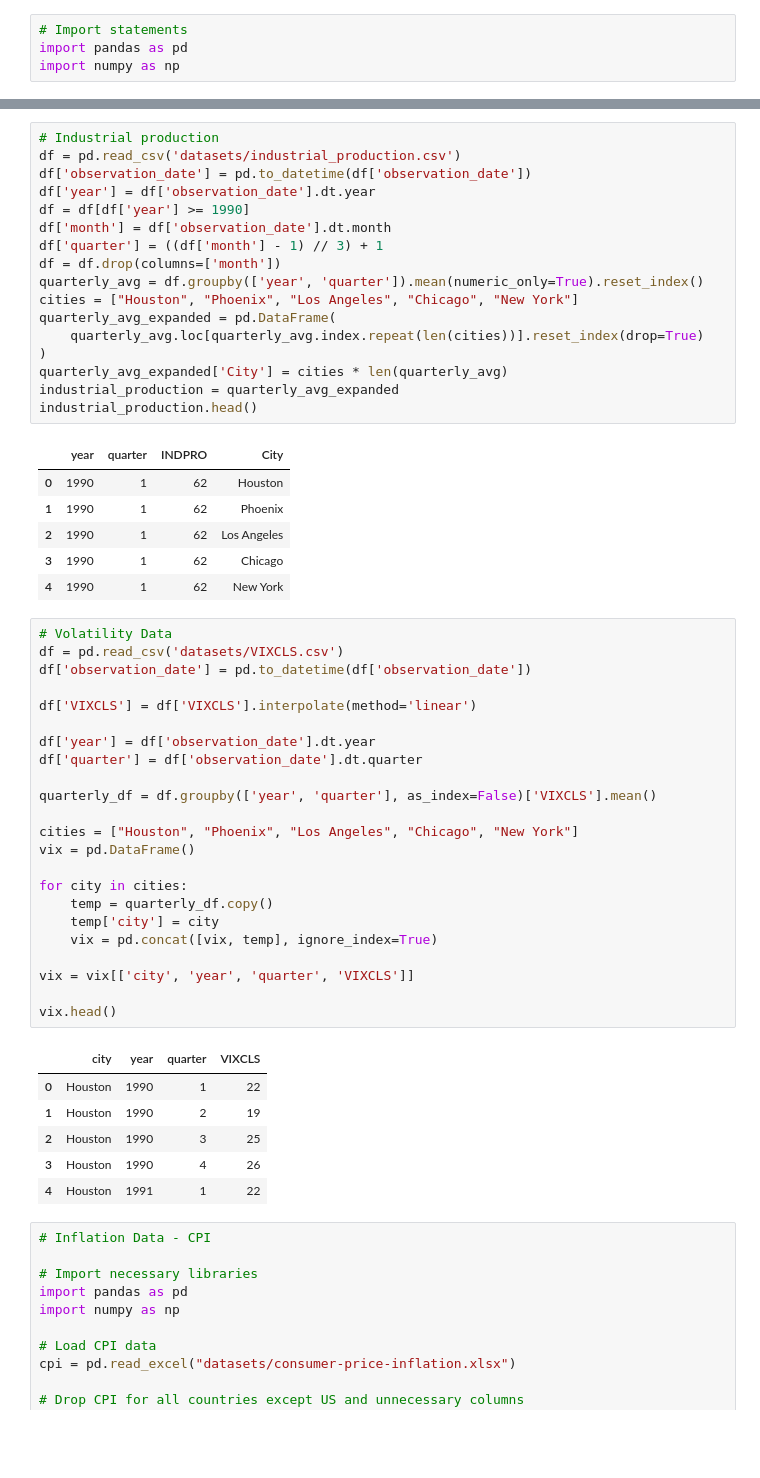
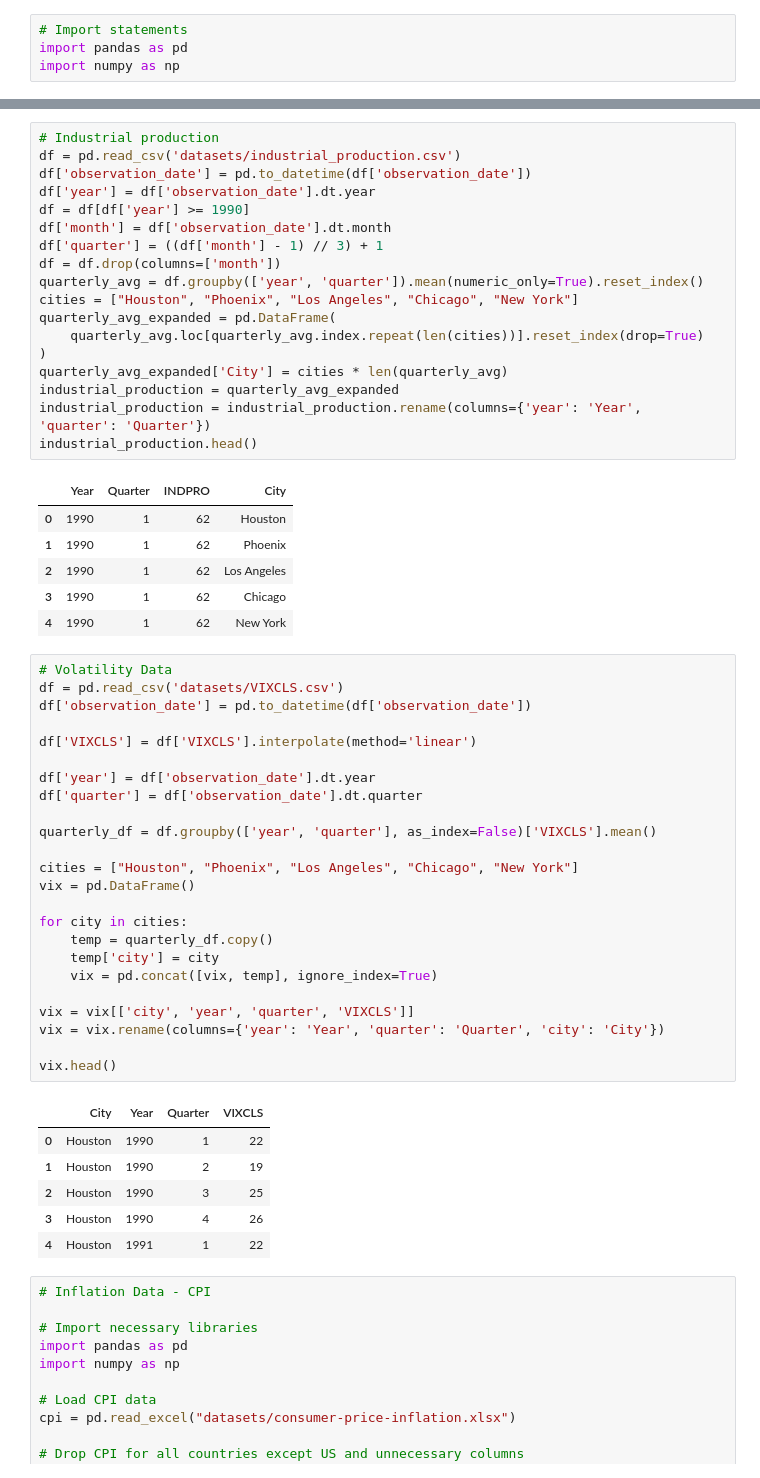
Before and after one commit to katelync12/HomeCast, a Jupyter notebook: cleaned_data.ipynb, the cells around one changed output, grey strips where cells are left out. Cells and saved outputs as stored; diff of their text form; blank space fills up the shorter version.

```diff
--- a/cleaned_data.ipynb
+++ b/cleaned_data.ipynb
@@ -121,9 +121,10 @@ quarterly_avg_expanded = pd.DataFrame(
 )
 quarterly_avg_expanded['City'] = cities * len(quarterly_avg)
 industrial_production = quarterly_avg_expanded
+industrial_production = industrial_production.rename(columns={'year': 'Year', 'quarter': 'Quarter'})
 industrial_production.head()
 # %% [output]
-|  | year | quarter | INDPRO | City |
+|  | Year | Quarter | INDPRO | City |
 | 0 | 1990 | 1 | 62 | Houston |
 | 1 | 1990 | 1 | 62 | Phoenix |
 | 2 | 1990 | 1 | 62 | Los Angeles |
@@ -132,28 +133,29 @@ industrial_production.head()
 # %%
 # Volatility Data
 df = pd.read_csv('datasets/VIXCLS.csv')
 df['observation_date'] = pd.to_datetime(df['observation_date'])
 
 df['VIXCLS'] = df['VIXCLS'].interpolate(method='linear')
 
 df['year'] = df['observation_date'].dt.year
 df['quarter'] = df['observation_date'].dt.quarter
 
 quarterly_df = df.groupby(['year', 'quarter'], as_index=False)['VIXCLS'].mean()
 
 cities = ["Houston", "Phoenix", "Los Angeles", "Chicago", "New York"]
 vix = pd.DataFrame()
 
 for city in cities:
     temp = quarterly_df.copy()
     temp['city'] = city
     vix = pd.concat([vix, temp], ignore_index=True)
 
 vix = vix[['city', 'year', 'quarter', 'VIXCLS']]
+vix = vix.rename(columns={'year': 'Year', 'quarter': 'Quarter', 'city': 'City'})
 
 vix.head()
 # %% [output]
-|  | city | year | quarter | VIXCLS |
+|  | City | Year | Quarter | VIXCLS |
 | 0 | Houston | 1990 | 1 | 22 |
 | 1 | Houston | 1990 | 2 | 19 |
 | 2 | Houston | 1990 | 3 | 25 |
```
Also changed, not shown: parts of 3 cells of this notebook.
